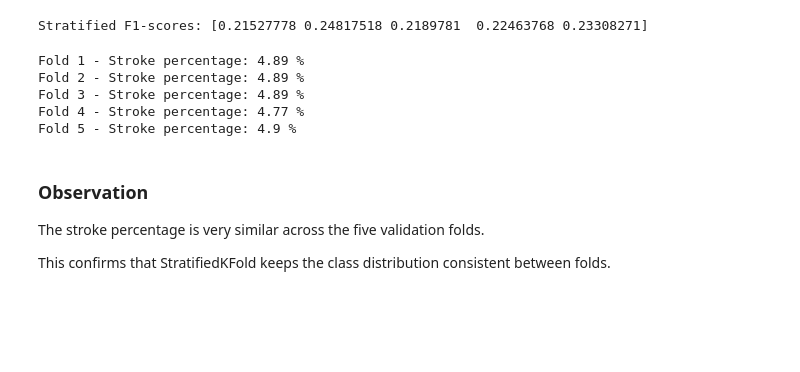
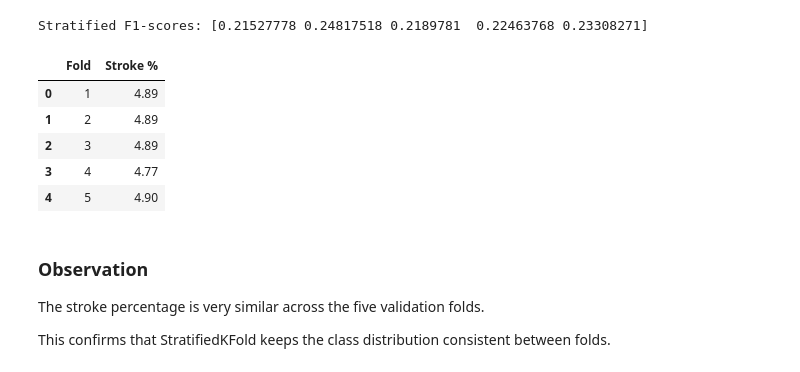
Before and after one commit to assma122/Binx-ai-ml-training, a Jupyter notebook: Week4/day2/cross_validation.ipynb, the cells around one changed output. Drawn from its saved outputs; the diff is of its cells as text; code cells hidden in the pictures; blank space fills up the shorter version.

```diff
--- a/Week4/day2/cross_validation.ipynb
+++ b/Week4/day2/cross_validation.ipynb
@@ -320,23 +320,31 @@ print("Stratified F1-scores:", stratified_scores)
 # %% [output]
 Stratified F1-scores: [0.21527778 0.24817518 0.2189781  0.22463768 0.23308271]
 # %%
+
+# Check the percentage of stroke cases inside each validation fold
+fold_distribution = []
+
 fold = 1
-# Check the percentage of stroke cases inside each validation fold
-for train_index, val_index in stratified_cv.split(x_train_encoded, y_train):
+
+for _, val_index in stratified_cv.split(x_train_encoded, y_train):
     y_fold = y_train.iloc[val_index]
 
-    print(
-        f"Fold {fold} - Stroke percentage:",
-        round(y_fold.mean() * 100, 2), "%"
-    )
+    fold_distribution.append({
+        "Fold": fold,
+        "Stroke %": round(y_fold.mean() * 100, 2)
+    })
 
     fold += 1
+
+fold_distribution = pd.DataFrame(fold_distribution)
+fold_distribution
 # %% [output]
-Fold 1 - Stroke percentage: 4.89 %
-Fold 2 - Stroke percentage: 4.89 %
-Fold 3 - Stroke percentage: 4.89 %
-Fold 4 - Stroke percentage: 4.77 %
-Fold 5 - Stroke percentage: 4.9 %
+|  | Fold | Stroke % |
+| 0 | 1 | 4.89 |
+| 1 | 2 | 4.89 |
+| 2 | 3 | 4.89 |
+| 3 | 4 | 4.77 |
+| 4 | 5 | 4.90 |
 # %% [markdown]
 ### Observation
 
```
Also changed, not shown: parts of 5 cells of this notebook, 1 other file.
